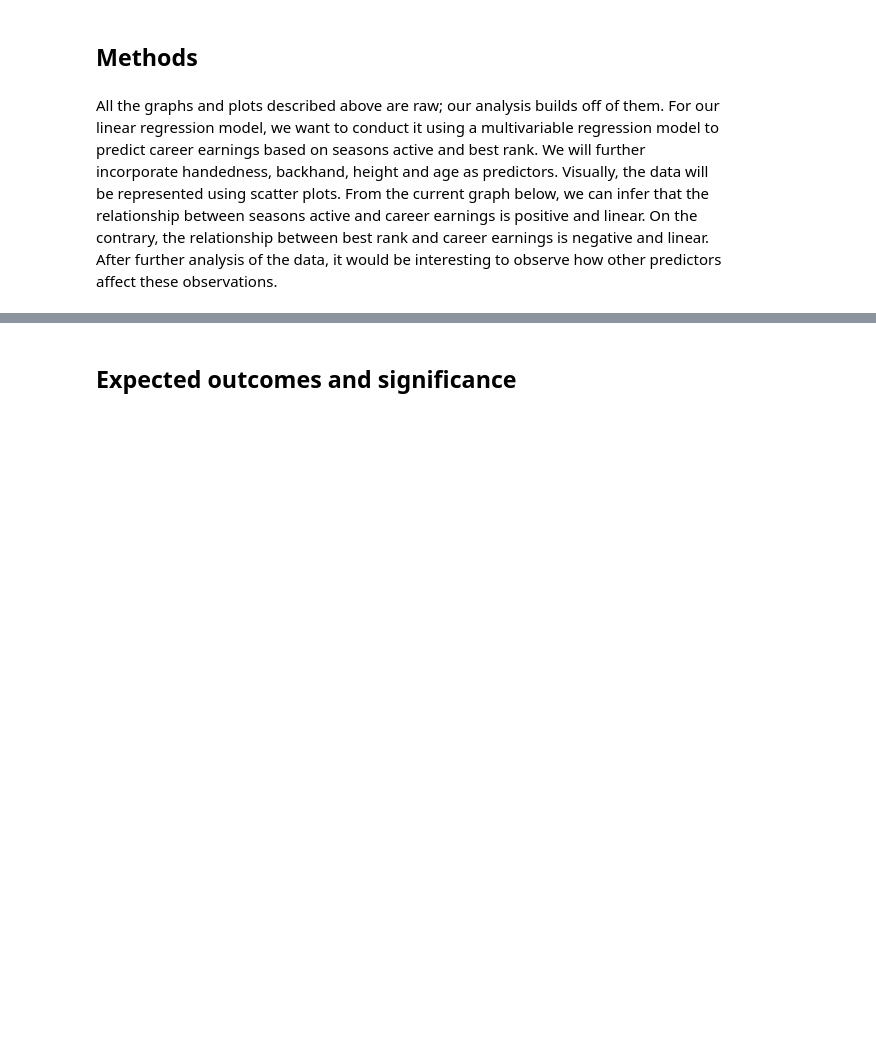
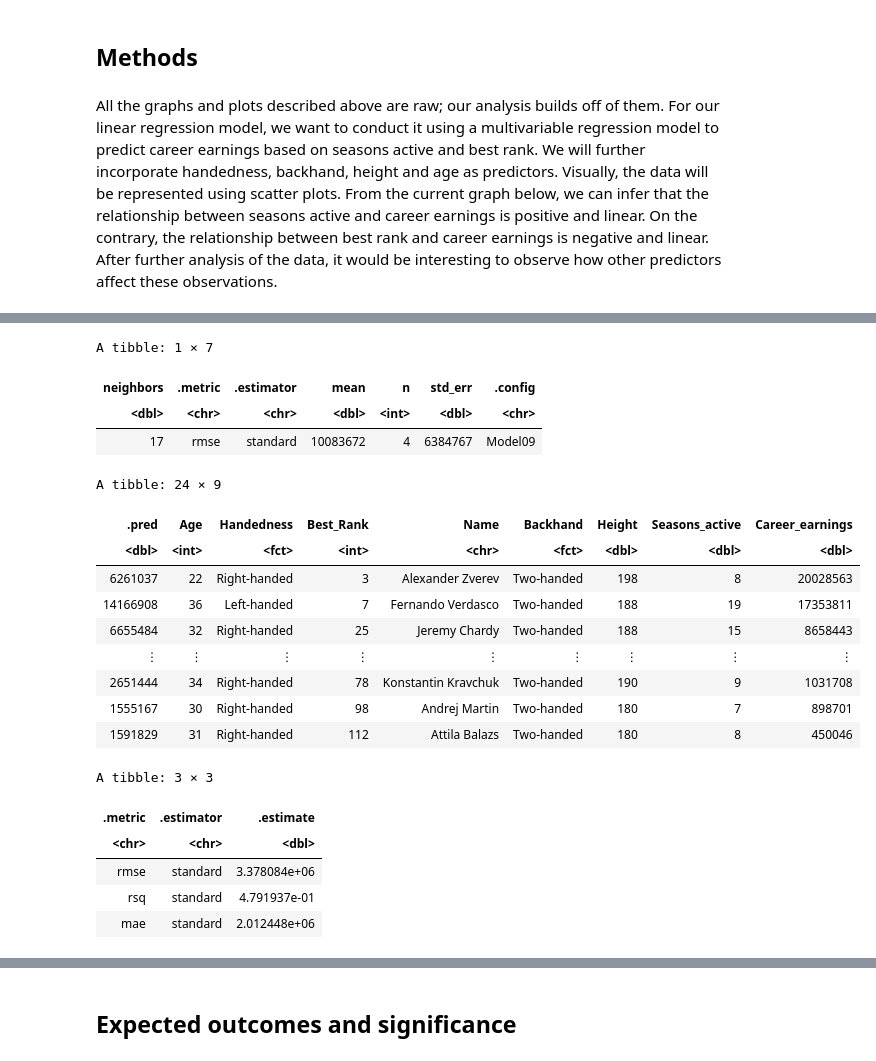
Before and after one commit to bc2003/DSCI-100-Group-20, a Jupyter notebook: Project Proposal-Copy1.ipynb, the cells around one changed output, grey strips where cells are left out. Cells and saved outputs as stored; diff of their text form; code cells hidden in the pictures; blank space fills up the shorter version.

```diff
--- a/Project Proposal-Copy1.ipynb
+++ b/Project Proposal-Copy1.ipynb
@@ -295,0 +333,48 @@ A tibble: 5 × 7
+# %%
+minimum_error <- player_results %>%
+                arrange(mean) %>%
+   slice(1)
+
+minimum_error
+
+k_min <- minimum_error %>%
+         pull(neighbors)
+
+player_best_spec <- nearest_neighbor(weight_func = "rectangular", neighbors = k_min) %>%
+         set_engine("kknn") %>%
+         set_mode("regression")
+
+player_best_fit <- workflow() %>%
+         add_recipe(player_recipe) %>%
+         add_model(player_best_spec) %>%
+         fit(data = player_train)
+
+player_summary <- player_best_fit %>%
+          predict(player_test) %>%
+          bind_cols(player_test)
+player_metrics <- player_summary%>%
+          metrics(truth = Career_earnings, estimate = .pred)
+
+player_summary
+player_metrics
+# %% [output]
+A tibble: 1 × 7
+| neighbors | .metric | .estimator | mean | n | std_err | .config |
+| <dbl> | <chr> | <chr> | <dbl> | <int> | <dbl> | <chr> |
+| 17 | rmse | standard | 10083672 | 4 | 6384767 | Model09 |
+A tibble: 24 × 9
+| .pred | Age | Handedness | Best_Rank | Name | Backhand | Height | Seasons_active | Career_earnings |
+| <dbl> | <int> | <fct> | <int> | <chr> | <fct> | <dbl> | <dbl> | <dbl> |
+| 6261037 | 22 | Right-handed | 3 | Alexander Zverev | Two-handed | 198 | 8 | 20028563 |
+| 14166908 | 36 | Left-handed | 7 | Fernando Verdasco | Two-handed | 188 | 19 | 17353811 |
+| 6655484 | 32 | Right-handed | 25 | Jeremy Chardy | Two-handed | 188 | 15 | 8658443 |
+| ⋮ | ⋮ | ⋮ | ⋮ | ⋮ | ⋮ | ⋮ | ⋮ | ⋮ |
+| 2651444 | 34 | Right-handed | 78 | Konstantin Kravchuk | Two-handed | 190 | 9 | 1031708 |
+| 1555167 | 30 | Right-handed | 98 | Andrej Martin | Two-handed | 180 | 7 | 898701 |
+| 1591829 | 31 | Right-handed | 112 | Attila Balazs | Two-handed | 180 | 8 | 450046 |
+A tibble: 3 × 3
+| .metric | .estimator | .estimate |
+| <chr> | <chr> | <dbl> |
+| rmse | standard | 3.378084e+06 |
+| rsq | standard | 4.791937e-01 |
+| mae | standard | 2.012448e+06 |
```
Also changed, not shown: parts of 10 cells of this notebook.
